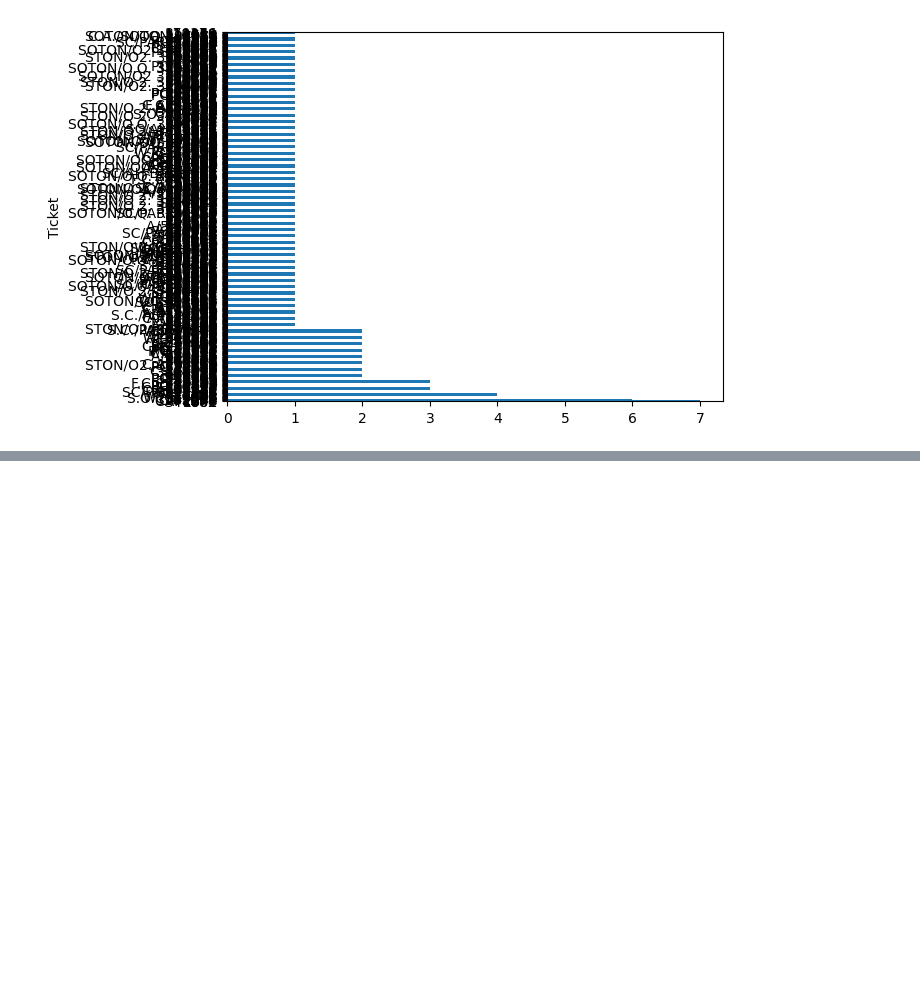
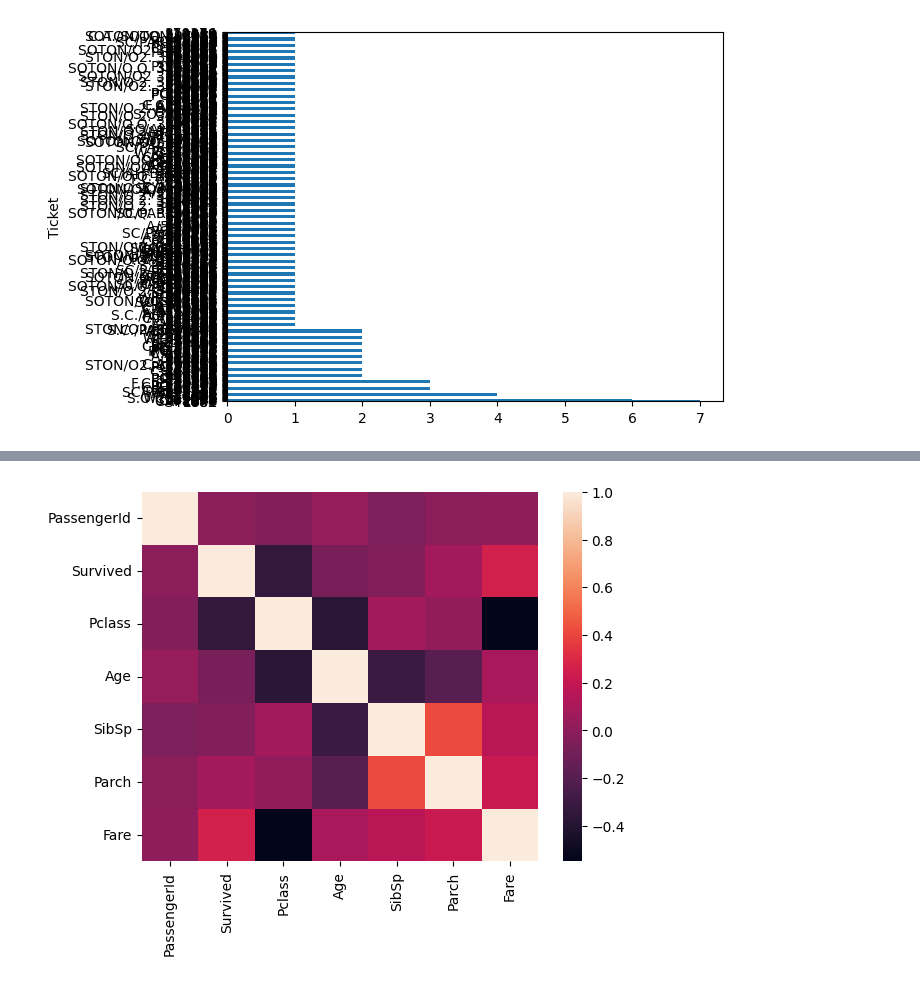
Before and after one commit to paulbattel2006-coder/data_science_ue, a Jupyter notebook: notebooks/data_schience_01.ipynb, the cells around one changed output, grey strips where cells are left out. Cells and saved outputs as stored; diff of their text form; code cells hidden in the pictures; blank space fills up the shorter version.

```diff
--- a/notebooks/data_schience_01.ipynb
+++ b/notebooks/data_schience_01.ipynb
@@ -145,0 +107,5 @@ Successfully installed bokeh-3.9.0 narwhals-2.21.2 plotly-6.7.0 seaborn-0.13.2 x
+# %%
+heatmap(df.select_dtypes(include="number").corr())
+plt.savefig("../img/heatmap.png")
+# %% [output]
+[figure, added]
```
Also changed, not shown: parts of 24 cells of this notebook, 3 other files.
